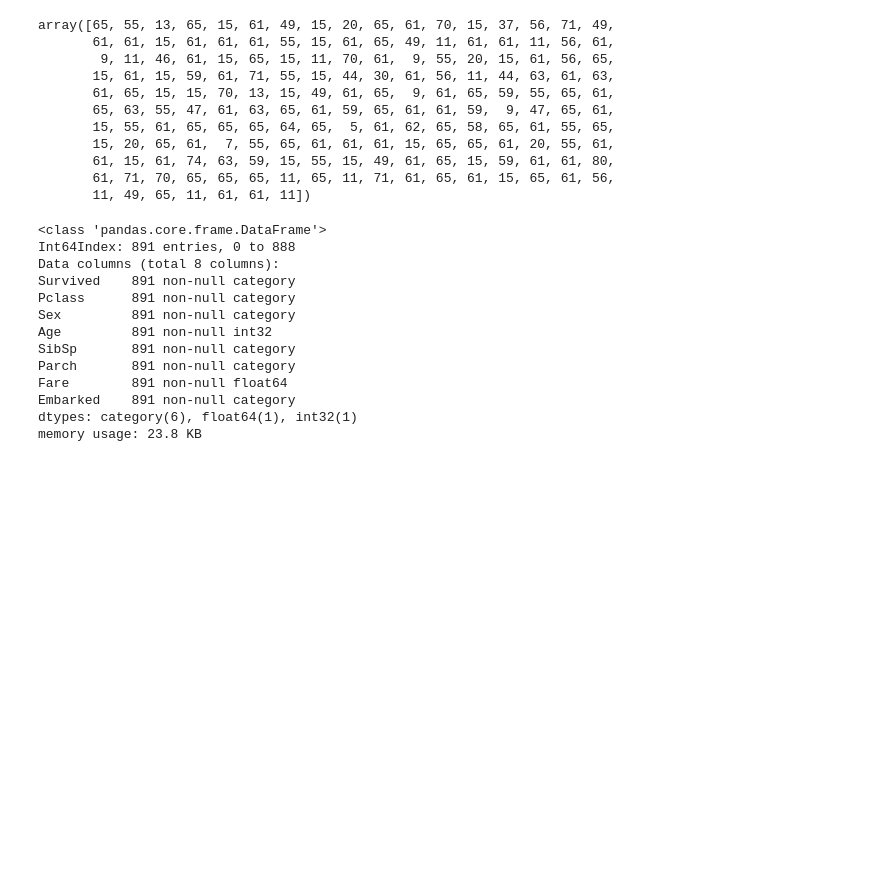
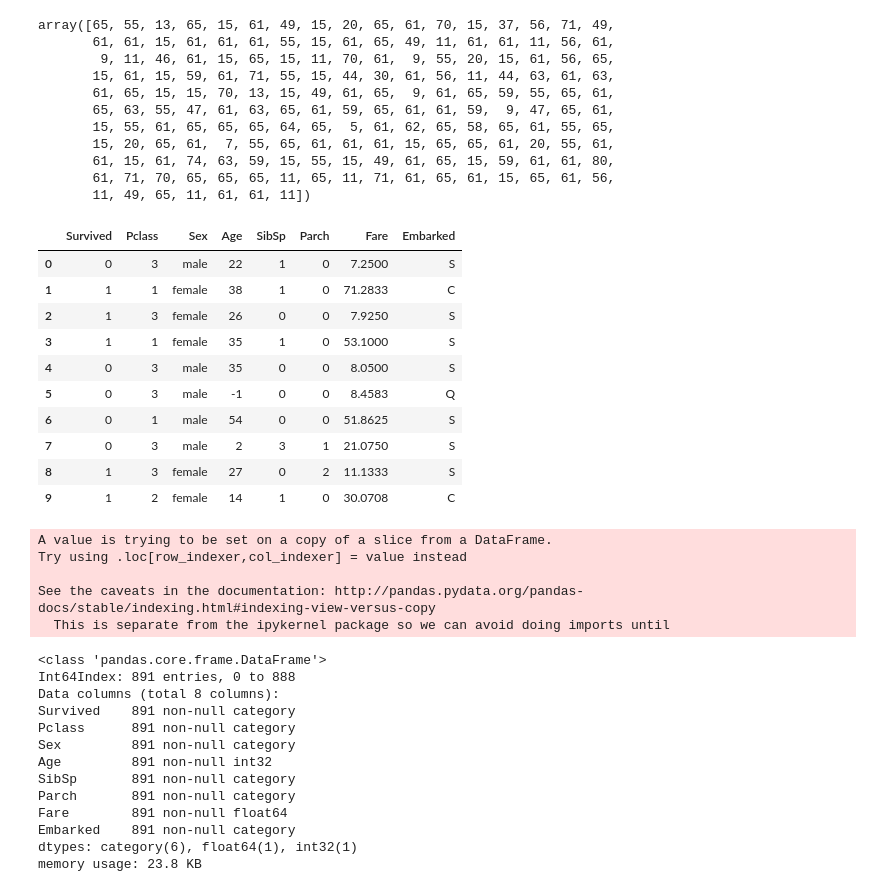
Before and after one commit to green-fox-academy/tedlsx, a Jupyter notebook: week-6/day-4/titanic.ipynb, the cells around one changed output. Drawn from its saved outputs; the diff is of its cells as text; code cells hidden in the pictures; blank space fills up the shorter version.

Commit message:
titanic solution

```diff
--- a/week-6/day-4/titanic.ipynb
+++ b/week-6/day-4/titanic.ipynb
@@ -37,6 +36,7 @@ None
 # %% [markdown]
 Drop the NA columns ( and predict the missing values)
 # %%
+fill_na_titanic = titanic
 fill_na_titanic["Age"] = titanic["Age"].fillna(-1)
 fill_na_titanic["Embarked"] = titanic["Embarked"].fillna("N")
 fill_na_titanic.info()
@@ -128,12 +128,34 @@ array([65, 55, 13, 65, 15, 61, 49, 15, 20, 65, 61, 70, 15, 37, 56, 71, 49,
        61, 15, 61, 74, 63, 59, 15, 55, 15, 49, 61, 65, 15, 59, 61, 61, 80,
        61, 71, 70, 65, 65, 65, 11, 65, 11, 71, 61, 65, 61, 15, 65, 61, 56,
        11, 49, 65, 11, 61, 61, 11])
+# %%
+na_age_titanic.head(10)
+# %% [output]
+|  | Survived | Pclass | Sex | Age | SibSp | Parch | Fare | Embarked |
+| 0 | 0 | 3 | male | 22 | 1 | 0 | 7.2500 | S |
+| 1 | 1 | 1 | female | 38 | 1 | 0 | 71.2833 | C |
+| 2 | 1 | 3 | female | 26 | 0 | 0 | 7.9250 | S |
+| 3 | 1 | 1 | female | 35 | 1 | 0 | 53.1000 | S |
+| 4 | 0 | 3 | male | 35 | 0 | 0 | 8.0500 | S |
+| 5 | 0 | 3 | male | -1 | 0 | 0 | 8.4583 | Q |
+| 6 | 0 | 1 | male | 54 | 0 | 0 | 51.8625 | S |
+| 7 | 0 | 3 | male | 2 | 3 | 1 | 21.0750 | S |
+| 8 | 1 | 3 | female | 27 | 0 | 2 | 11.1333 | S |
+| 9 | 1 | 2 | female | 14 | 1 | 0 | 30.0708 | C |
 # %%
+only_na_age_titanic = na_age_titanic[na_age_titanic["Age"] == -1]
+no_na_age_titanic = na_age_titanic[na_age_titanic["Age"] != -1]
 only_na_age_titanic["Age"] = gnb_pred
-only_na_age_titanic
+# only_na_age_titanic.head(10)
 df_agefill = pd.concat([no_na_age_titanic, only_na_age_titanic], axis = 0)
 # only_na_age_titanic
 # no_na_age_titanic
+# %% [output]
+A value is trying to be set on a copy of a slice from a DataFrame.
+Try using .loc[row_indexer,col_indexer] = value instead
+
+See the caveats in the documentation: http://pandas.pydata.org/pandas-docs/stable/indexing.html#indexing-view-versus-copy
+  This is separate from the ipykernel package so we can avoid doing imports until
 # %%
 df_agefill.info()
 # %% [output]
```
Also changed, not shown: parts of 13 cells of this notebook, 1 other file.
